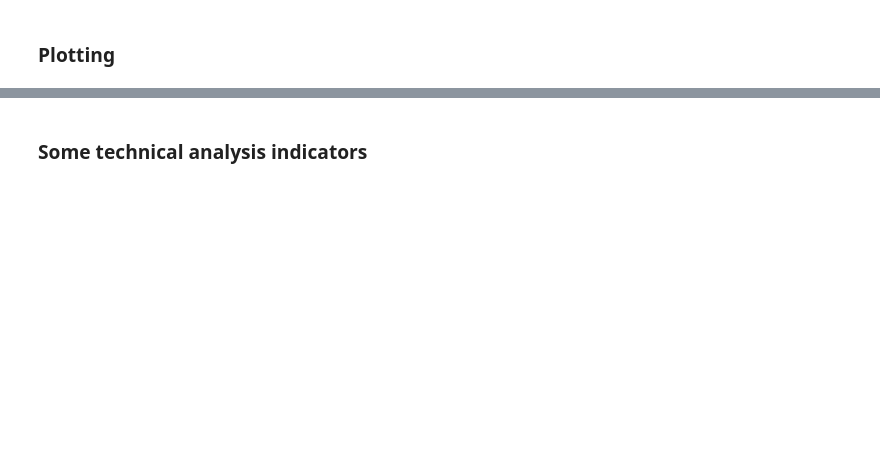
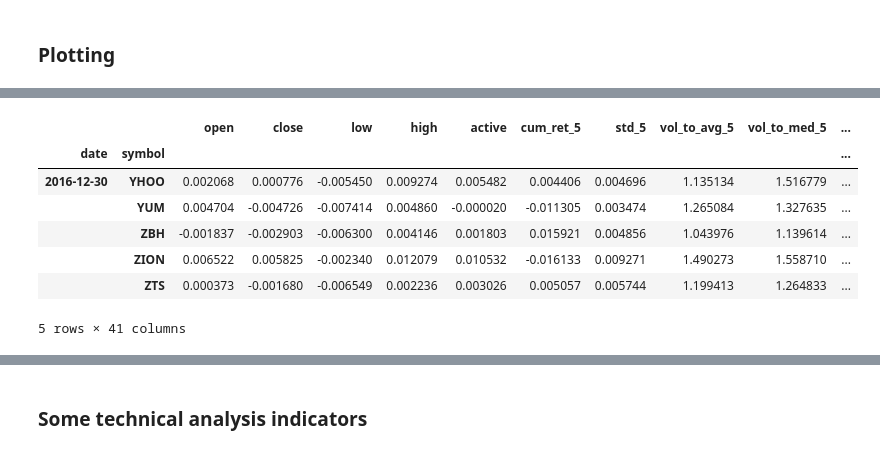
Before and after one commit to marshallratliff/W207_Final_Project, a Jupyter notebook: Final_Project_Analysis_Marcus.ipynb, the cells around one changed output, grey strips where cells are left out. Cells and saved outputs as stored; diff of their text form; code cells hidden in the pictures; blank space fills up the shorter version.

```diff
--- a/Final_Project_Analysis_Marcus.ipynb
+++ b/Final_Project_Analysis_Marcus.ipynb
@@ -152,0 +114,52 @@ mpf.candlestick2_ochl(ax, data['open'], data['close'], data['high'], data['low']
+# %%
+# Calculate the daily active return (stock return - benchmark return)
+
+ret = ret.swaplevel().sort_index()
+ret['active'] = ret['close'] - bench_ret['close']
+
+ret = ret.swaplevel().sort_index()
+# %%
+# Some feature engineering
+
+def calc_features(symbol):
+
+    df = ret.loc[[symbol]].copy()
+
+    for period in [5, 10, 20, 30, 60, 90]:
+        # Momentum (cumulative return of the previous n days)
+        exec("""df['cum_ret_%s'] = df['close'].rolling(period).sum().values"""  % period)
+
+        # Standard deviation
+        exec("""df['std_%s'] = df['close'].rolling(period).std().values"""  % period)
+
+        # relative volume (t0 : average over the period (t-n, t-1))
+        exec("""df['vol_to_avg_%s'] = (df['volume'] / df['volume'].shift(1).rolling(period).mean()).values"""  % period)
+
+        # relative volume (t0 : median over the period (t-n, t-1))
+        exec("""df['vol_to_med_%s'] = (df['volume'] / df['volume'].shift(1).rolling(period).median()).values"""  % period)
+
+        # Highs and lows
+        exec("""df['high_%s'] = df['high'].rolling(period).max().values"""  % period)
+        exec("""df['low_%s'] = df['low'].rolling(period).min().values"""  % period)
+
+    return df
+
+# Kick it off with multi threading
+out = Parallel(n_jobs=-1, backend="threading")(delayed(calc_features)(s) for s in symbols)
+
+features = pd.concat(out)
+features.drop(['volume'], axis=1, inplace=True)
+features = features.swaplevel().sort_index()
+del(out)
+# %%
+# Check the result
+features.tail()
+# %% [output]
+|  |  | open | close | low | high | active | cum_ret_5 | std_5 | vol_to_avg_5 | vol_to_med_5 | ... |
+| date | symbol |  |  |  |  |  |  |  |  |  | ... |
+| 2016-12-30 | YHOO | 0.002068 | 0.000776 | -0.005450 | 0.009274 | 0.005482 | 0.004406 | 0.004696 | 1.135134 | 1.516779 | ... |
+|  | YUM | 0.004704 | -0.004726 | -0.007414 | 0.004860 | -0.000020 | -0.011305 | 0.003474 | 1.265084 | 1.327635 | ... |
+|  | ZBH | -0.001837 | -0.002903 | -0.006300 | 0.004146 | 0.001803 | 0.015921 | 0.004856 | 1.043976 | 1.139614 | ... |
+|  | ZION | 0.006522 | 0.005825 | -0.002340 | 0.012079 | 0.010532 | -0.016133 | 0.009271 | 1.490273 | 1.558710 | ... |
+|  | ZTS | 0.000373 | -0.001680 | -0.006549 | 0.002236 | 0.003026 | 0.005057 | 0.005744 | 1.199413 | 1.264833 | ... |
+5 rows × 41 columns
```
Also changed, not shown: parts of 45 cells of this notebook.
